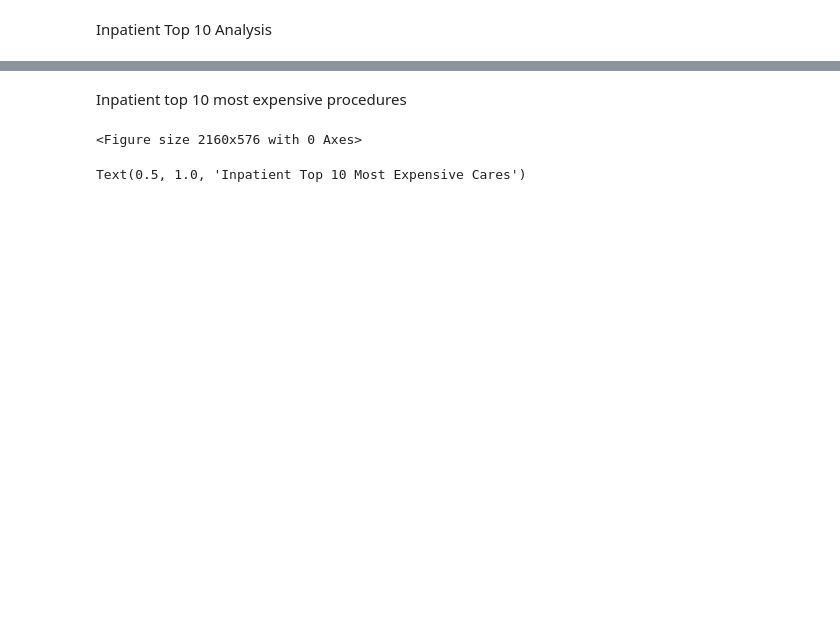
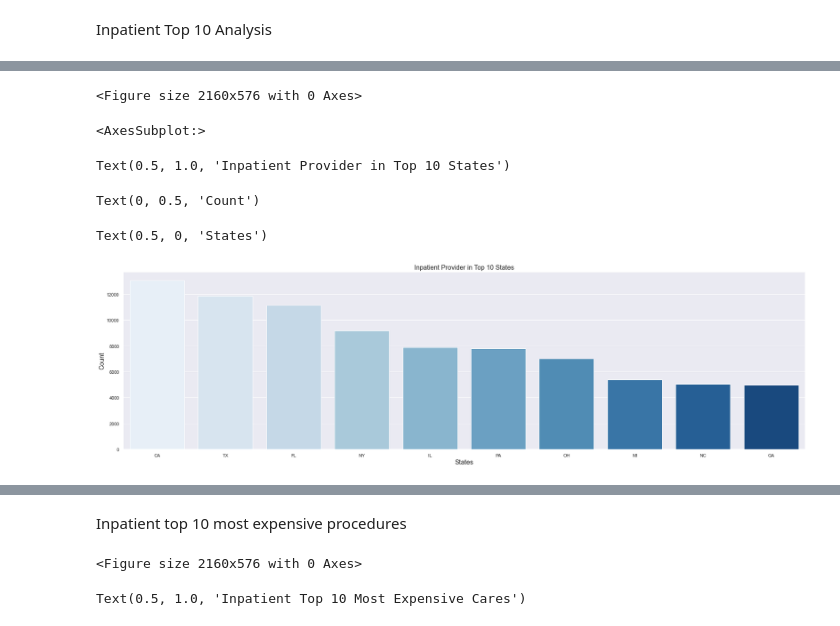
Before and after one commit to blueming-camelia/CIS6397_Project, a Jupyter notebook: inpatientData.ipynb, the cells around one changed output, grey strips where cells are left out. Saved outputs shown, nothing was run; the diff lists cells and outputs as text; code cells hidden in the pictures; blank space fills up the shorter version.

```diff
--- a/inpatientData.ipynb
+++ b/inpatientData.ipynb
@@ -150,3 +105,22 @@ fig.write_image("inpatient_analysis_graphs\inpatient_provider_top_10_states.png"
+# %%
+# Inpatient by State
+state_count  = inpatient_df['Provider State'].value_counts()
+state_count = state_count[:10,]
+
+plt.figure(figsize=(30,8))
+
+sns.barplot(x = state_count.index, y = state_count.values,  palette = "Blues")
+plt.title('Inpatient Provider in Top 10 States', fontsize=16)
+plt.ylabel('Count', fontsize=16)
+plt.xlabel('States', fontsize=16)
+plt.show()
+# %% [output]
+<Figure size 2160x576 with 0 Axes>
+<AxesSubplot:>
+Text(0.5, 1.0, 'Inpatient Provider in Top 10 States')
+Text(0, 0.5, 'Count')
+Text(0.5, 0, 'States')
+[figure, added]
 # %%
 # Inpatient by Zip Code
 zipcode_count  = inpatient_df['Provider Zip Code'].value_counts()
```
Also changed, not shown: parts of 16 cells of this notebook, 10 other files.
